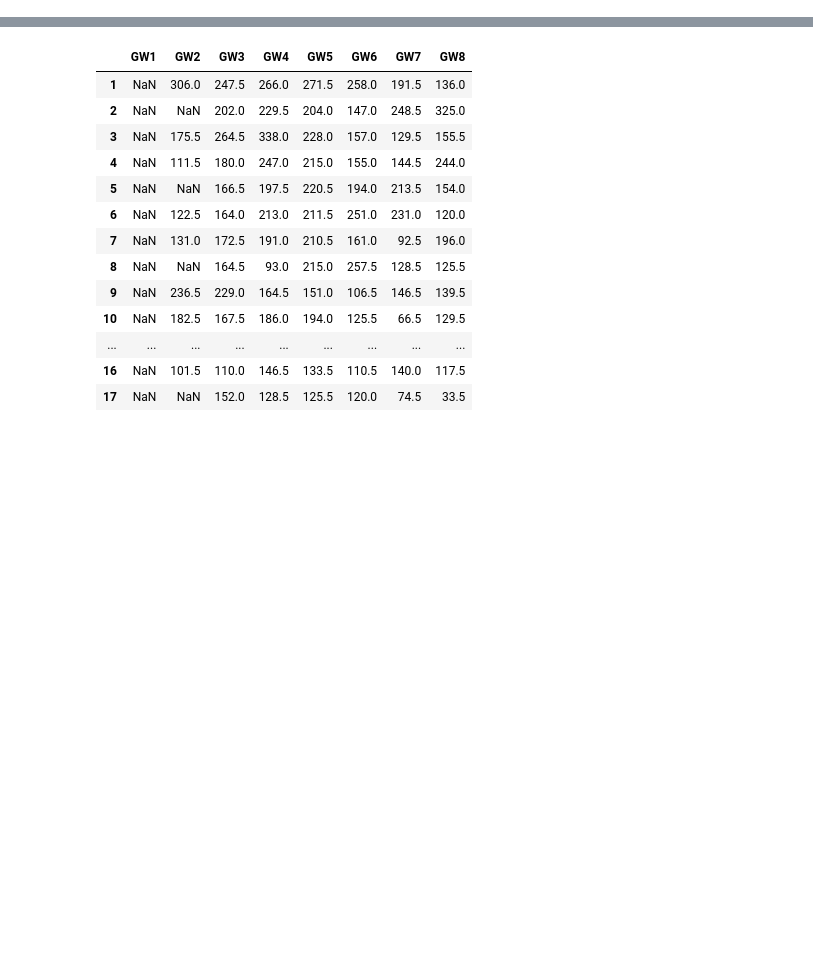
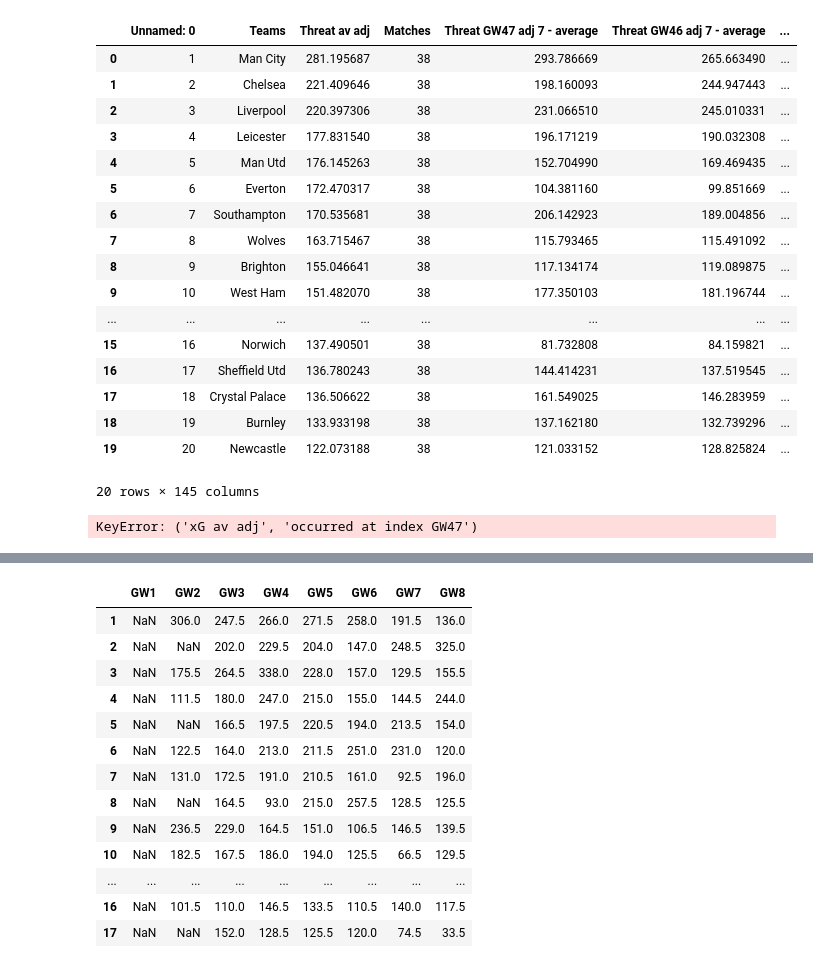
Before and after one commit to tikeve/tikeve.github.io, a Jupyter notebook: Source.ipynb, the cells around one changed output, grey strips where cells are left out. Saved outputs shown, nothing was run; the diff lists cells and outputs as text; code cells hidden in the pictures; blank space fills up the shorter version.

```diff
--- a/Source.ipynb
+++ b/Source.ipynb
@@ -761,0 +838,76 @@ FPL is created./t It takes 184.3376009464264 sec
+# %%
+def make_mid(year, source):
+
+    if year=='': folder = ''
+    else: folder = f'history/{year}/'
+
+    with open(Path(f'{folder}in/Team_opponent_team.txt'), 'r') as file:
+        Team_opponent_team = pd.DataFrame(json.loads(file.read()))
+        Team_opponent_team.index = pd.to_numeric(Team_opponent_team.index)
+        Team_opponent_team = Team_opponent_team.sort_index()
+
+    with open(Path(f'{folder}in/Player_opponent_team.txt'), 'r') as file:
+        Player_opponent_team = pd.DataFrame(json.loads(file.read()))
+        Player_opponent_team.index = pd.to_numeric(Player_opponent_team.index)
+        Player_opponent_team = Player_opponent_team.sort_index()
+    Team_xG_Ad = pd.read_csv(Path(f'{folder}/out/{source}/Team_xG_Ad.csv'))
+    display(Team_xG_Ad)
+    Team_Opponent_xG = pd.read_csv(Path(f'{folder}/out/{source}/Team_Opponent_xG.csv'))
+    Team_Opponent_xG_Ad = pd.read_csv(Path(f'{folder}/out/{source}/Team_Opponent_xG_Ad.csv'))
+    Player_xG_Ad = pd.read_csv(Path(f'{folder}/out/{source}/Player_xG_Ad.csv'))
+
+    Team_oppxG_coeff = no_lists(Team_opponent_team)
+    Team_oppdefence_coeff = no_lists(Team_opponent_team)
+    Player_oppxG_coeff = no_lists(Player_opponent_team)
+    Player_oppdefence_coeff = no_lists(Player_opponent_team)
+
+    threatAllowedAv = no_lists(Team_Opponent_xG[Team_Opponent_xG.columns[4:]]).mean(axis=1).mean()
+
+    Team_oppxG_coeff = Team_oppxG_coeff.applymap(lambda x: Team_xG_Ad.at[x-1,'xG av adj'] \
+    if not np.isnan(x) else np.nan)/threatAllowedAv
+
+    Team_oppdefence_coeff = Team_oppdefence_coeff.applymap(lambda x: Team_Opponent_xG_Ad.at[x-1,'Opponent xG av adj'] \
+    if not np.isnan(x) else np.nan)/threatAllowedAv
+
+    Player_oppxG_coeff = Player_oppxG_coeff.applymap(lambda x: Team_xG_Ad.at[x-1,'xG av adj'] \
+    if not np.isnan(x) else np.nan)/threatAllowedAv
+
+    Player_oppdefence_coeff = Player_oppdefence_coeff.applymap(lambda x: Team_Opponent_xG_Ad.at[x-1,'Opponent xG av adj'] \
+    if not np.isnan(x) else np.nan)/threatAllowedAv
+
+    Team_xxG = Team_oppdefence_coeff.mul(Team_xG_Ad['xG av adj'], axis=0)
+    Team_xOxG = Team_oppxG_coeff.mul(Team_Opponent_xG_Ad['Opponent xG av adj'], axis=0)
+    Player_xxG = Player_oppdefence_coeff.mul(Player_xG_Ad['xG per game adj'], axis=0)
+
+    Team_oppxG_coeff.to_json(Path(f'{folder}mid/{source}/Team_oppxG_coeff.txt'))
+    Team_oppdefence_coeff.to_json(Path(f'{folder}mid/{source}/Team_oppdefence_coeff.txt'))
+    Player_oppxG_coeff.to_json(Path(f'{folder}mid/{ource}/Player_oppxG_coeff.txt'))
+    Player_oppdefence_coeff.to_json(Path(f'{folder}mid/{source}/Player_oppdefence_coeff.txt'))
+    Team_xxG.to_json(Path(f'{folder}mid/{source}/Team_xxG.txt'))
+    Team_xOxG.to_json(Path(f'{folder}mid/{source}/Team_xOxG.txt'))
+    Player_xxG.to_json(Path(f'{folder}id/{source}/Player_xxG.txt'))
+
+    display(Team_oppdefence_coeff)
+
+make_mid('2019-2020', 'FPL')
+#FPL.Team_xG_Ad
+# %% [output]
+|  | Unnamed: 0 | Teams | Threat av adj | Matches | Threat GW47 adj 7 - average | Threat GW46 adj 7 - average | ... |
+| 0 | 1 | Man City | 281.195687 | 38 | 293.786669 | 265.663490 | ... |
+| 1 | 2 | Chelsea | 221.409646 | 38 | 198.160093 | 244.947443 | ... |
+| 2 | 3 | Liverpool | 220.397306 | 38 | 231.066510 | 245.010331 | ... |
+| 3 | 4 | Leicester | 177.831540 | 38 | 196.171219 | 190.032308 | ... |
+| 4 | 5 | Man Utd | 176.145263 | 38 | 152.704990 | 169.469435 | ... |
+| 5 | 6 | Everton | 172.470317 | 38 | 104.381160 | 99.851669 | ... |
+| 6 | 7 | Southampton | 170.535681 | 38 | 206.142923 | 189.004856 | ... |
+| 7 | 8 | Wolves | 163.715467 | 38 | 115.793465 | 115.491092 | ... |
+| 8 | 9 | Brighton | 155.046641 | 38 | 117.134174 | 119.089875 | ... |
+| 9 | 10 | West Ham | 151.482070 | 38 | 177.350103 | 181.196744 | ... |
+| ... | ... | ... | ... | ... | ... | ... | ... |
+| 15 | 16 | Norwich | 137.490501 | 38 | 81.732808 | 84.159821 | ... |
+| 16 | 17 | Sheffield Utd | 136.780243 | 38 | 144.414231 | 137.519545 | ... |
+| 17 | 18 | Crystal Palace | 136.506622 | 38 | 161.549025 | 146.283959 | ... |
+| 18 | 19 | Burnley | 133.933198 | 38 | 137.162180 | 132.739296 | ... |
+| 19 | 20 | Newcastle | 122.073188 | 38 | 121.033152 | 128.825824 | ... |
+20 rows × 145 columns
+KeyError: ('xG av adj', 'occurred at index GW47')
```
Also changed, not shown: parts of 4 cells of this notebook, 2 other files.
